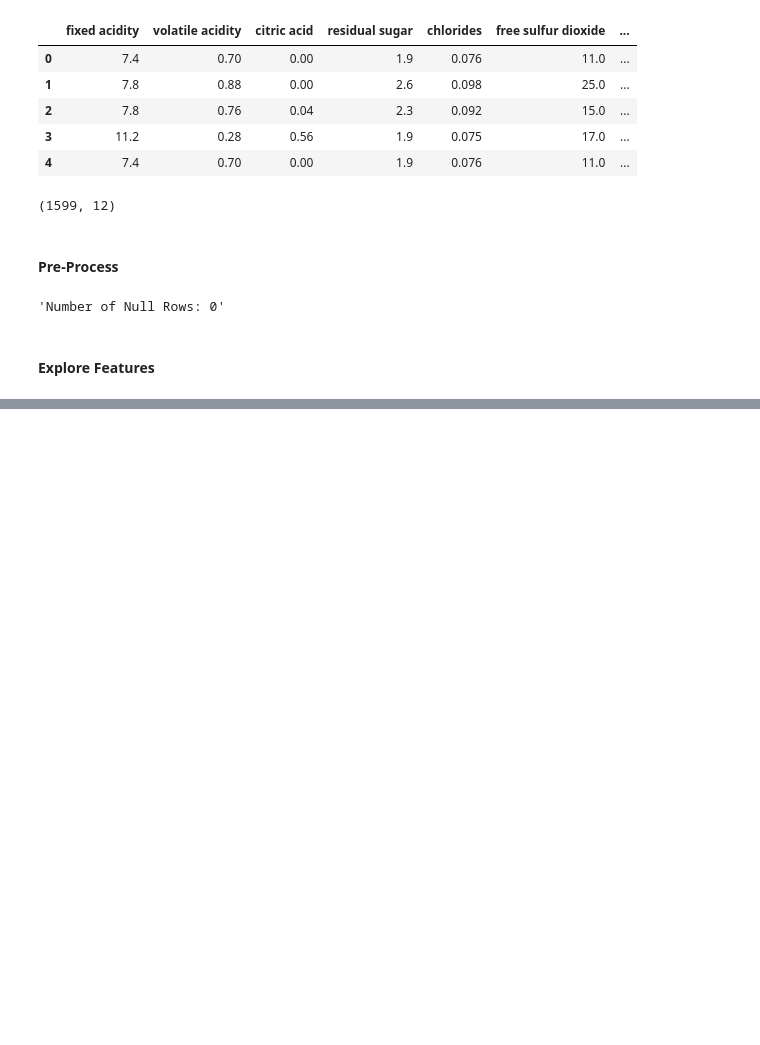
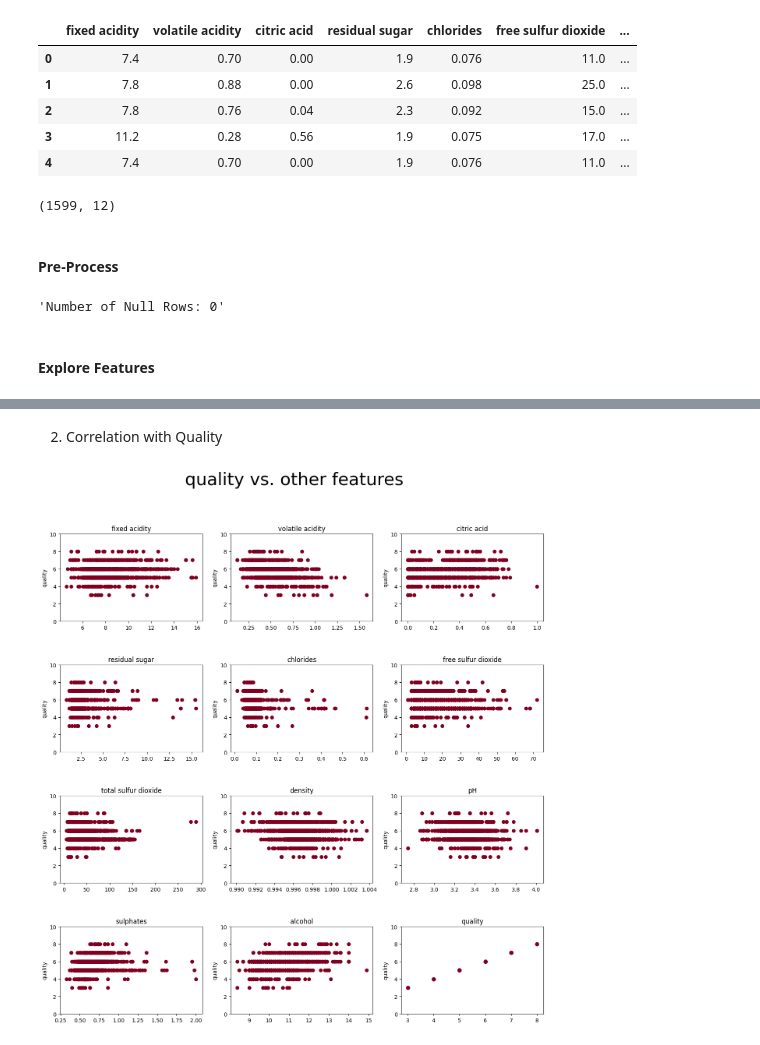
Before and after one commit to rpi11/DSAN5300-final_project, a Jupyter notebook: eda.ipynb, the cells around one changed output, grey strips where cells are left out. Cells and saved outputs as stored; diff of their text form; code cells hidden in the pictures; blank space fills up the shorter version.

```diff
--- a/eda.ipynb
+++ b/eda.ipynb
@@ -50,0 +56,21 @@ plt.show()
+# %% [markdown]
+2. Correlation with Quality
+# %%
+fig, axes = plt.subplots(4, 3, figsize=(16, 16))
+
+for idx, col in enumerate(df.columns):
+    i = idx // 3
+    j = idx % 3
+
+    # axes[i, j].hist(df[col], bins=len(df[col].unique()))
+    axes[i,j].scatter(df[col], df["quality"], color = "#800020")
+    axes[i, j].set_title(col)
+    axes[i, j].set_ylabel("quality")
+    axes[i,j].set_ylim(0,10)
+
+fig.suptitle(f"quality vs. other features", fontsize = 32)
+
+plt.subplots_adjust(hspace=0.5)
+plt.show()
+# %% [output]
+[figure, added]
```
Also changed, not shown: parts of 22 cells of this notebook, 10 other files.
